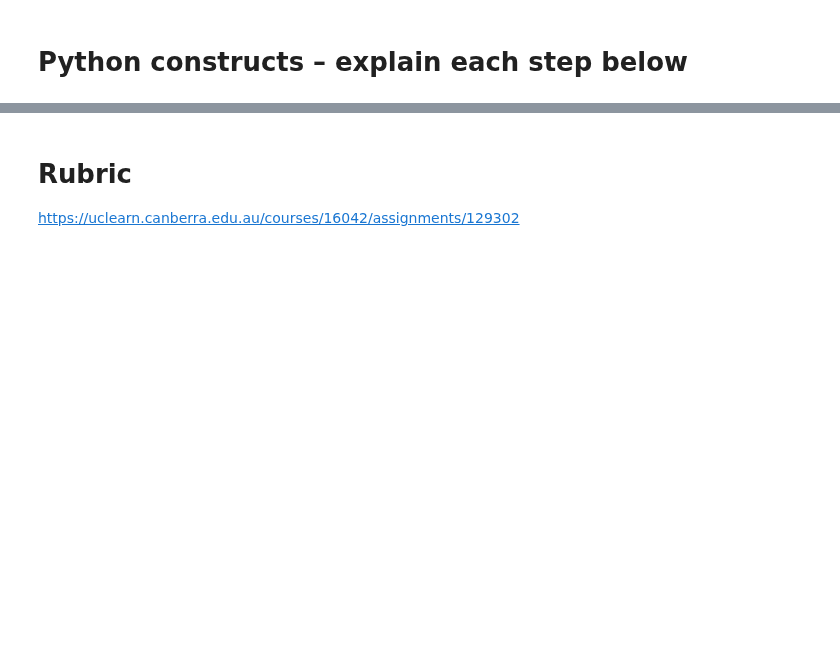
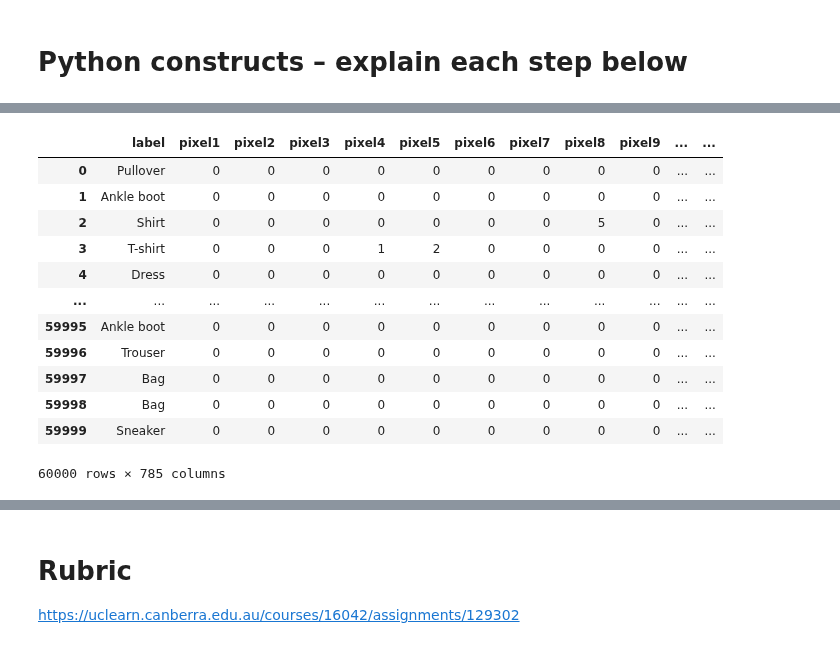
Before and after one commit to 4rtify/RoboticsJourney, a Jupyter notebook: Self_Study/1.PatternReg.ML/Uni.Assignment/PartB.ipynb, the cells around one changed output, grey strips where cells are left out. Drawn from its saved outputs; the diff is of its cells as text; code cells hidden in the pictures; blank space fills up the shorter version.

```diff
--- a/Self_Study/1.PatternReg.ML/Uni.Assignment/PartB.ipynb
+++ b/Self_Study/1.PatternReg.ML/Uni.Assignment/PartB.ipynb
@@ -27,0 +86,17 @@ answer the questions.
+# %%
+# Corresponding Matrix
+train
+# %% [output]
+|  | label | pixel1 | pixel2 | pixel3 | pixel4 | pixel5 | pixel6 | pixel7 | pixel8 | pixel9 | ... | ... |
+| 0 | Pullover | 0 | 0 | 0 | 0 | 0 | 0 | 0 | 0 | 0 | ... | ... |
+| 1 | Ankle boot | 0 | 0 | 0 | 0 | 0 | 0 | 0 | 0 | 0 | ... | ... |
+| 2 | Shirt | 0 | 0 | 0 | 0 | 0 | 0 | 0 | 5 | 0 | ... | ... |
+| 3 | T-shirt | 0 | 0 | 0 | 1 | 2 | 0 | 0 | 0 | 0 | ... | ... |
+| 4 | Dress | 0 | 0 | 0 | 0 | 0 | 0 | 0 | 0 | 0 | ... | ... |
+| ... | ... | ... | ... | ... | ... | ... | ... | ... | ... | ... | ... | ... |
+| 59995 | Ankle boot | 0 | 0 | 0 | 0 | 0 | 0 | 0 | 0 | 0 | ... | ... |
+| 59996 | Trouser | 0 | 0 | 0 | 0 | 0 | 0 | 0 | 0 | 0 | ... | ... |
+| 59997 | Bag | 0 | 0 | 0 | 0 | 0 | 0 | 0 | 0 | 0 | ... | ... |
+| 59998 | Bag | 0 | 0 | 0 | 0 | 0 | 0 | 0 | 0 | 0 | ... | ... |
+| 59999 | Sneaker | 0 | 0 | 0 | 0 | 0 | 0 | 0 | 0 | 0 | ... | ... |
+60000 rows × 785 columns
```
Also changed, not shown: parts of 25 cells of this notebook, 8 other files.
